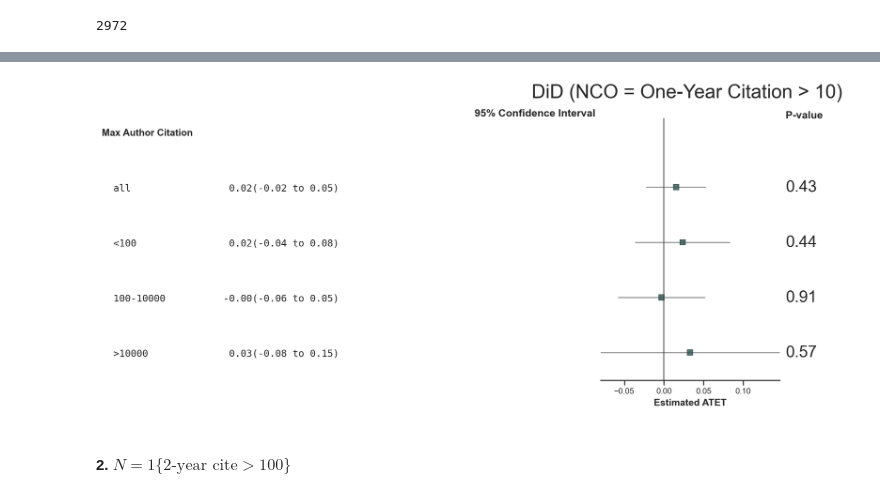
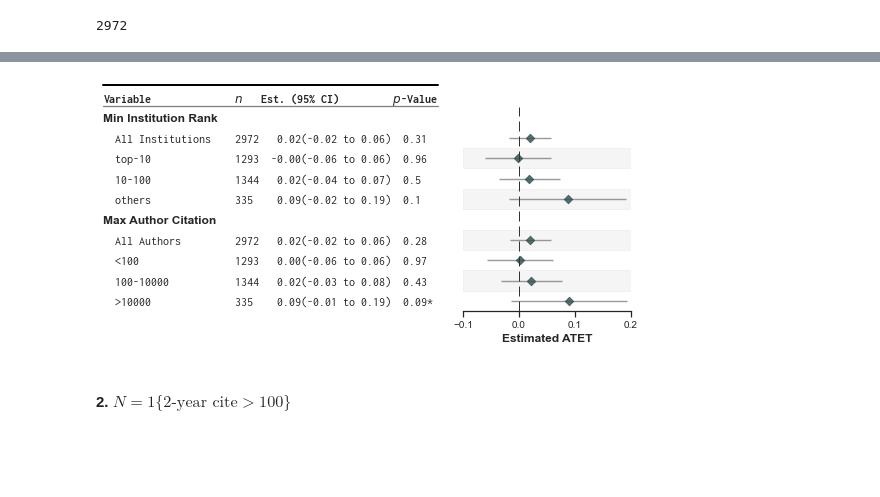
Before and after one commit to allenai/anonymity-period, a Jupyter notebook: notebook/noc_did_analysis.ipynb, the cells around one changed output, grey strips where cells are left out. Cells and saved outputs as stored; diff of their text form; code cells hidden in the pictures; blank space fills up the shorter version.

```diff
--- a/notebook/noc_did_analysis.ipynb
+++ b/notebook/noc_did_analysis.ipynb
@@ -365,8 +466,8 @@ design_mat['author_level'] =\
     design_mat['log_author_cite_avg'].apply(lambda s : 'L' if s < 2 else ('M' if s < 4 else 'H')
 )
 # %%
-dat = matched_dat.merge(
-    design_mat[['submission_id','inst_level','author_level']+NCOs],
+dat = fb_matched_dat.merge(
+    design_mat[['submission_id','inst_level','author_level','c730']+NCOs],
     on='submission_id',
     how='left')
 # %%
@@ -375,22 +557,19 @@ author_formula = f"{A} + " + '+'.join([var for var in C_vars if 'author_cite' no
 # %% [markdown]
 ### Plots
-# %%
-import forestplot as fp
-def forest_plot(mus, title, plt=plt):
-    plt.figure(figsize=(4,6), dpi=150)
-    ax=plt.gca()
-    ax=fp.forestplot(mus,  # the dataframe with results data
-                  estimate="r",  # col containing estimated effect size
-                  ll="ll", hl="hl",  # columns containing conf. int. lower and higher limits
-                  varlabel="var",  # column containing variable label
-                  groupvar='grp',
-                  pval='pval',
-                  ylabel="95% Confidence Interval",  # y-label title
-                  xlabel="Estimated ATET",  # x-label title
-                     ax=ax,
-#                   ci_report=False,
-                  )
-    plt.suptitle(title)
+# %%
+import forestplot as fp
+def forest_plot(mus, plt=plt):
+    df=fp.forestplot(fdt, estimate="r", ll="ll", hl="hl", varlabel="var", groupvar='grp',
+        color_alt_rows=True, capitalize="Capitalize", pval='pval',
+        annote=['n',"est_ci", "formatted_pval",], annoteheaders=[r"$n$","Est. (95% CI)", r"$p$-Value"],
+     rightannote=[], right_annoteheaders=[],
+        xlabel="Estimated ATET",
+        figsize=(3,4), table=True,
+        fontfamily='inconsolata', xticks=[-0.1,0,0.1,0.2],
+        marker='D', markersize=35,
+        xlinestyle=(0, (10,5)), return_df=True,
+    )
+    return df
 # %% [markdown]
 #### 1. $N = 1\{\text{1-year cite} > 10 \}$
 # %%
@@ -399,11 +578,13 @@ print(len(dat))
 2972
 # %%
 n1_inst = get_ci_by_level(dat, y='N1', formula=inst_formula,
+                          all_lb='All Institutions',
                           level_col='inst_level', level_vars=['L','M','H'],
-                          level_lb=['top-10', '10-100', 'others'], grp_name='Min Inst Rank'
+                          level_lb=['top-10', '10-100', 'others'], grp_name='Min Institution Rank'
 )
 
 n1_author = get_ci_by_level(dat, y='N1', formula=author_formula,
+                          all_lb='All Authors',
                           level_col='inst_level', level_vars=['L','M','H'],
                           level_lb=['<100', '100-10000', '>10000'], grp_name='Max Author Citation'
                            )
@@ -415,8 +591,10 @@ forest_plot(n1_inst[0],
-# %%
-forest_plot(n1_author[0],
-            'DiD (NCO = One-Year Citation > 10)')
-# %% [output]
-[figure, removed]
+# %%
+fdt=pd.concat([n1_inst[0],n1_author[0]]).reset_index(drop=True)
+_=forest_plot(fdt)
+plt.tight_layout()
+plt.savefig('./n1fp.pdf',bbox_inches='tight')
+# %% [output]
+[figure, added]
 # %% [markdown]
 #### 2. $N = 1\{\text{2-year cite} > 100 \}$
 # %%
```
Also changed, not shown: parts of 53 cells of this notebook.
